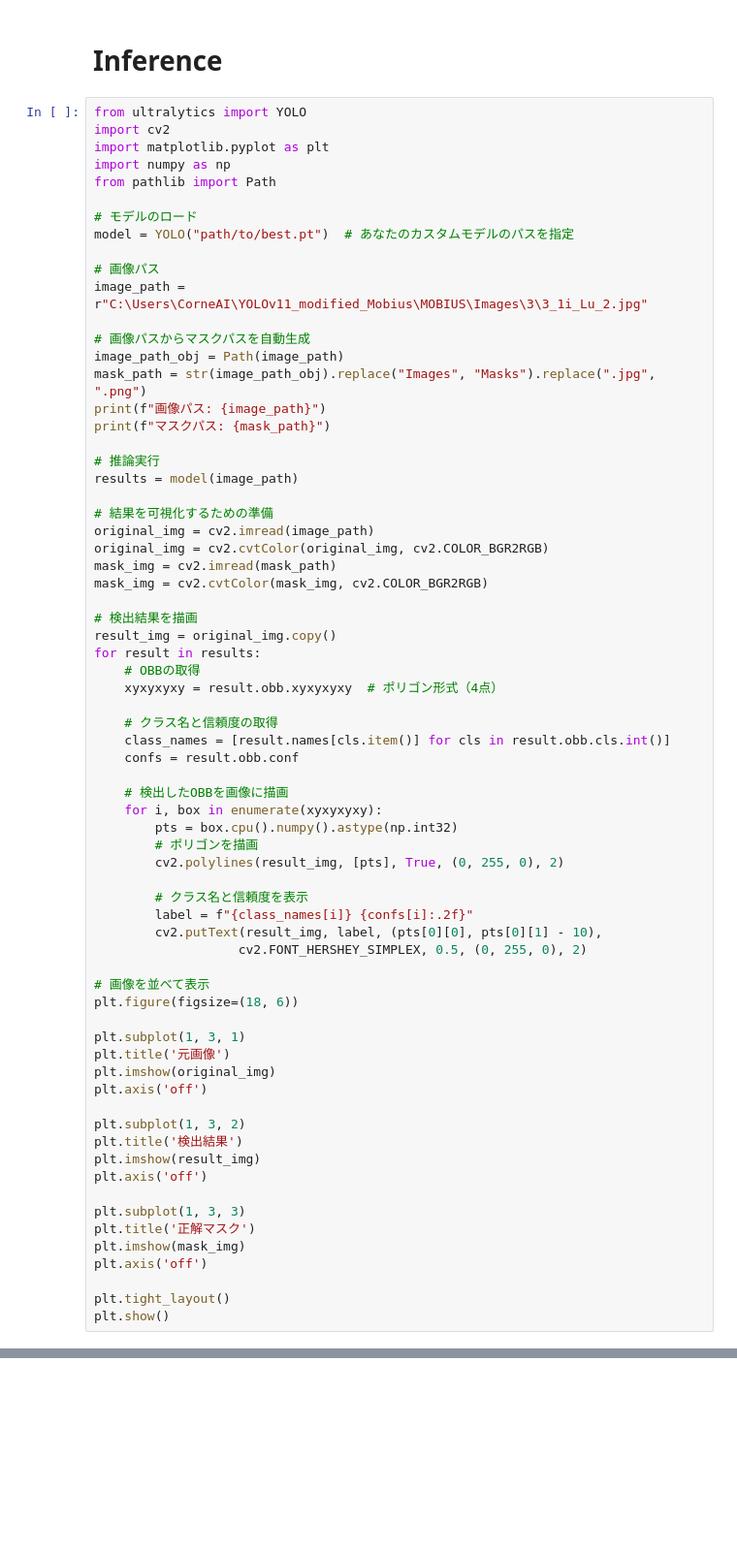
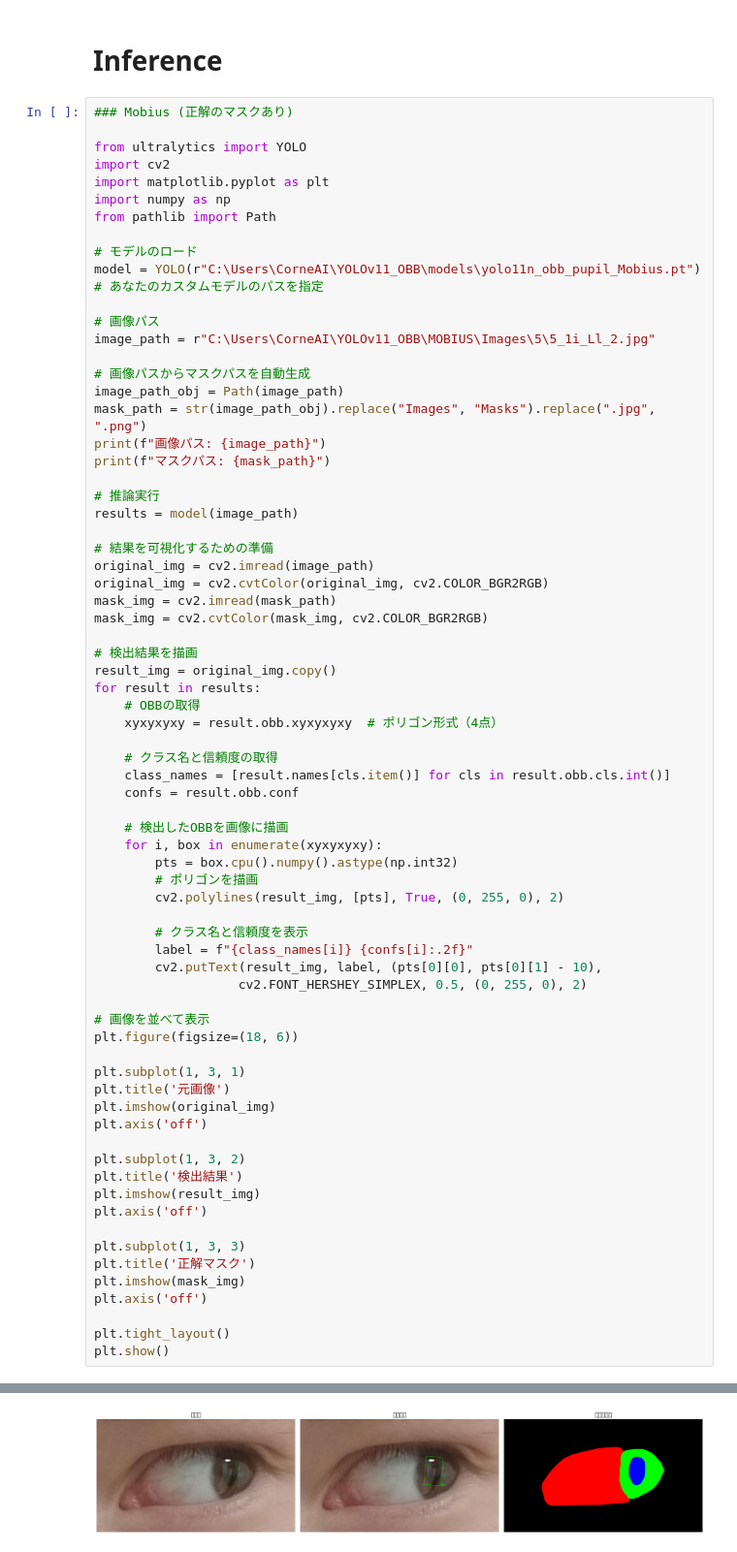
Before and after one commit to ykitaguchi77/YOLOv11_OBB, a Jupyter notebook: train_yolo_OBB.ipynb, the cells around one changed output, grey strips where cells are left out. Shown at 97% size. Saved outputs shown, nothing was run; the diff lists cells and outputs as text; blank space fills up the shorter version.

```diff
--- a/train_yolo_OBB.ipynb
+++ b/train_yolo_OBB.ipynb
@@ -160,6 +160,8 @@ results = model.train(data=r"C:\Users\CorneAI\YOLOv11_modified_Mobius\dataset\da
 # %% [markdown]
 # Inference
 # %%
+### Mobius (正解のマスクあり)
+
 from ultralytics import YOLO
 import cv2
 import matplotlib.pyplot as plt
@@ -167,10 +169,10 @@ import numpy as np
 from pathlib import Path
 
 # モデルのロード
-model = YOLO("path/to/best.pt")  # あなたのカスタムモデルのパスを指定
+model = YOLO(r"C:\Users\CorneAI\YOLOv11_OBB\models\yolo11n_obb_pupil_Mobius.pt")  # あなたのカスタムモデルのパスを指定
 
 # 画像パス
-image_path = r"C:\Users\CorneAI\YOLOv11_modified_Mobius\MOBIUS\Images\3\3_1i_Lu_2.jpg"
+image_path = r"C:\Users\CorneAI\YOLOv11_OBB\MOBIUS\Images\5\5_1i_Ll_2.jpg"
 
 # 画像パスからマスクパスを自動生成
 image_path_obj = Path(image_path)
@@ -228,3 +230,4 @@ plt.axis('off')
 
 plt.tight_layout()
 plt.show()
+# %% [output]
@@ -230,0 +239 @@ plt.show()
+[figure, added]
```
Also changed, not shown: parts of 1 cell of this notebook, 1 other file.
